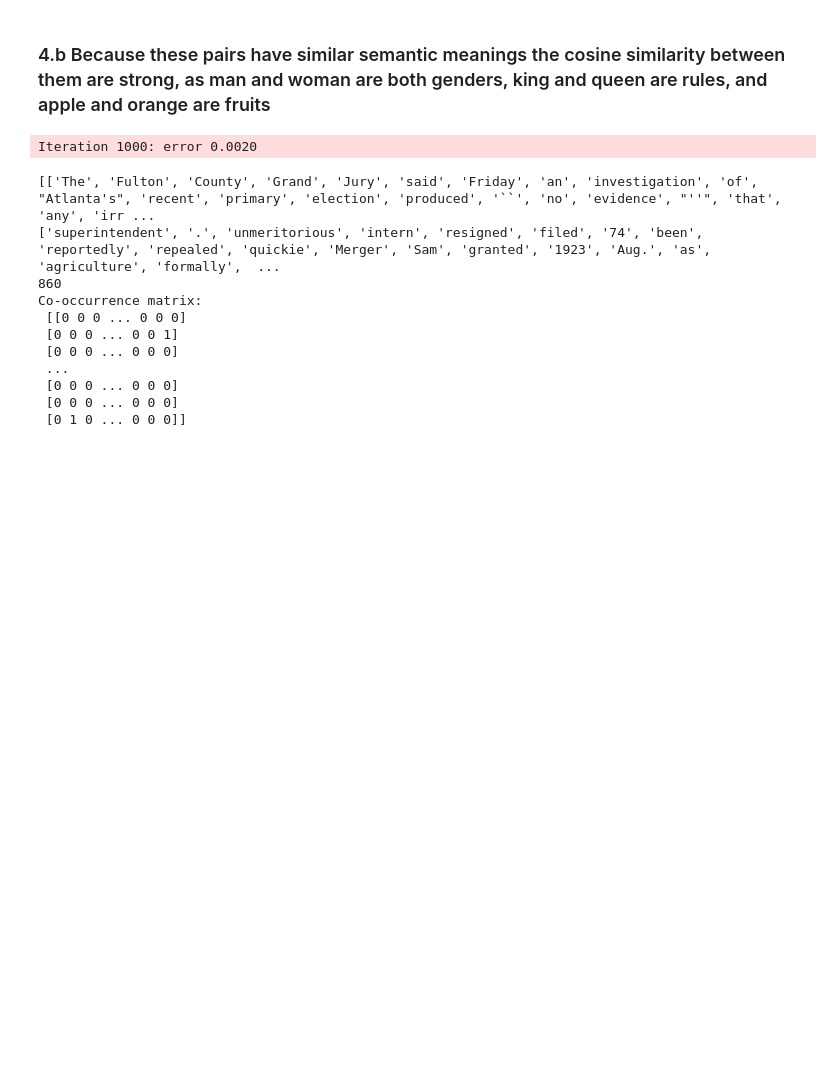
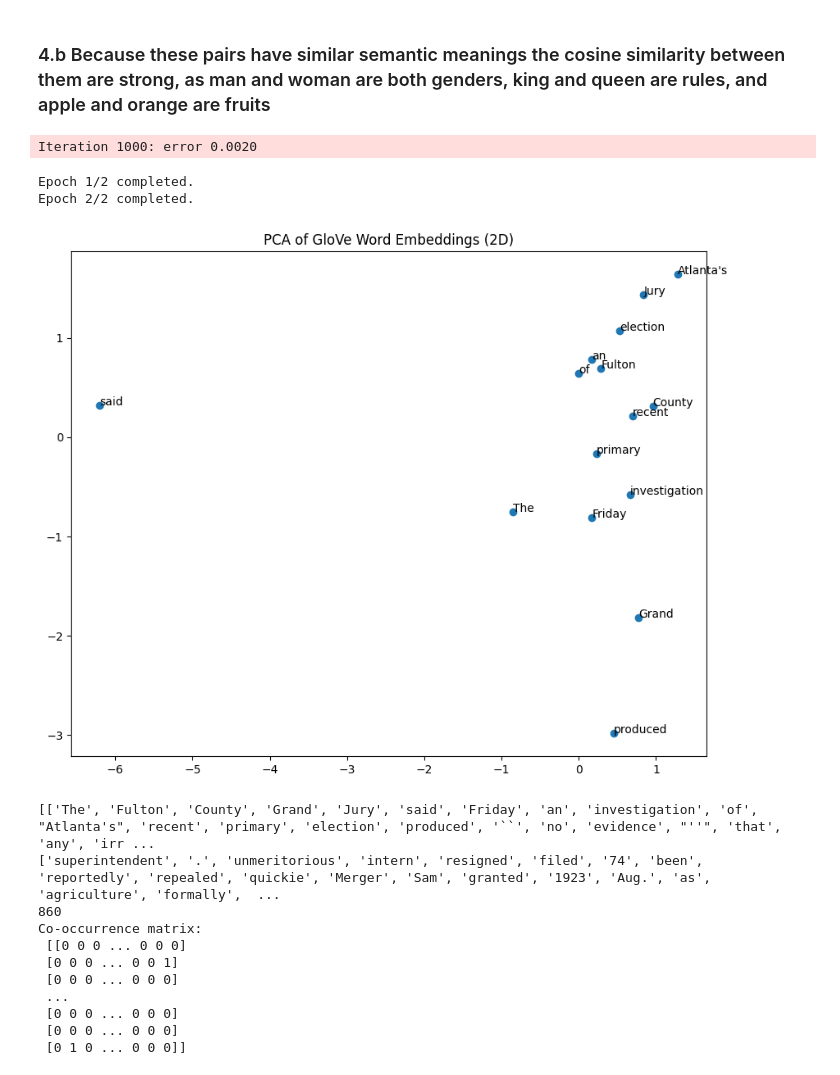
Before and after one commit to ofirbeck/hw2-nlp, a Jupyter notebook: hw2.ipynb, the cells around one changed output. Saved outputs shown, nothing was run; the diff lists cells and outputs as text; code cells hidden in the pictures; blank space fills up the shorter version.

Commit message:
Glove model update

```diff
--- a/hw2.ipynb
+++ b/hw2.ipynb
@@ -241,5 +239,24 @@ glove_embedding = glove_model.fit(co_matrix)
 # %% [output]
 Iteration 1000: error 0.0020
+# %%
+from glove import GloVe
+glove_model = GloVe(
+                    brown_sentences[:1000],
+                    vector_size=128,
+                    window=3,
+                    min_count=0,
+                    learning_rate=0.01,
+                    epochs=2)
+glove_model.train()
+# %% [output]
+Epoch 1/2 completed.
+Epoch 2/2 completed.
+# %%
+from glove import visualize_embeddings_with_pca
+words_to_visualize = [word for word in glove_model.vocab if word in glove_model.vocab][:15]
+visualize_embeddings_with_pca(glove_model, words_to_visualize)
+# %% [output]
+[figure, added]
 # %%
 # print the co-occurrence matrix
 print(sentences)
```
Also changed, not shown: parts of 2 cells of this notebook, 1 other file.
